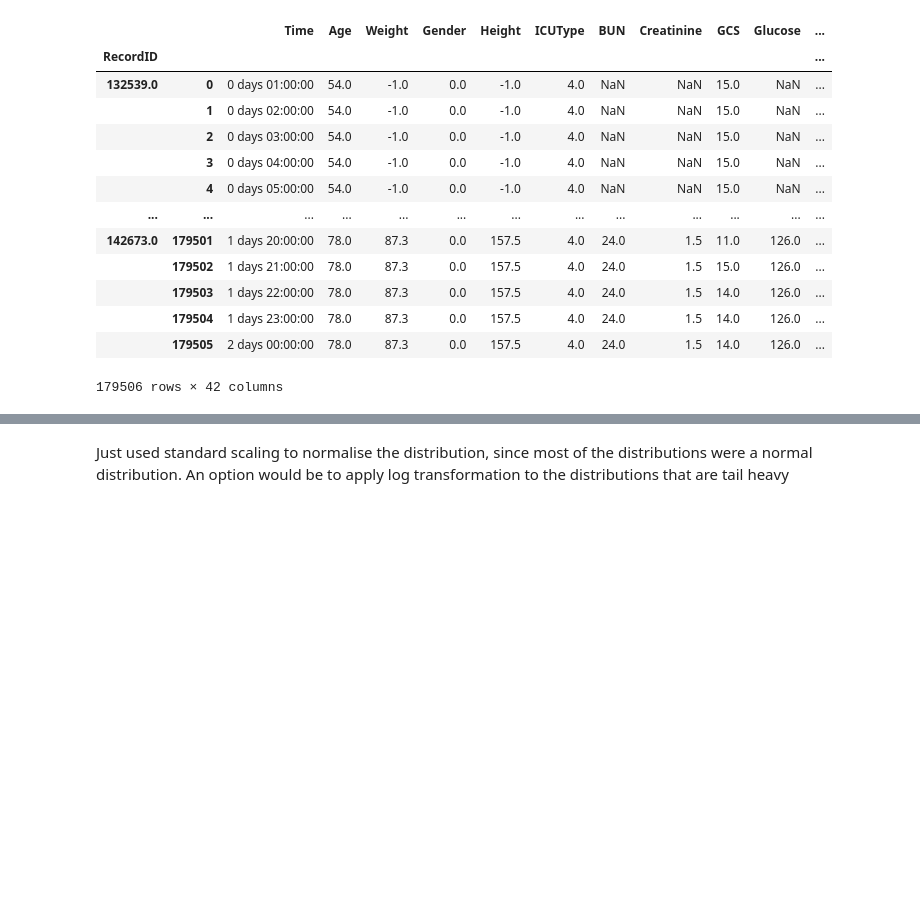
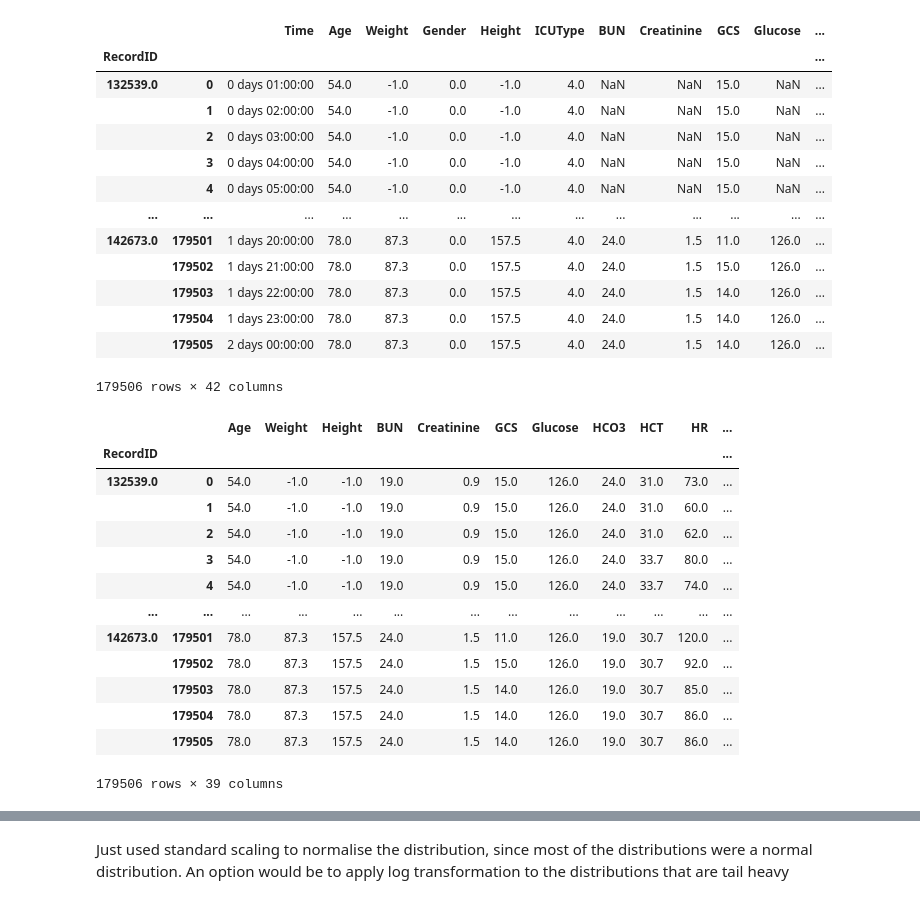
Before and after one commit to AKButani/ML4H_Project1, a Jupyter notebook: main.ipynb, the cells around one changed output, grey strips where cells are left out. Saved outputs shown, nothing was run; the diff lists cells and outputs as text; code cells hidden in the pictures; blank space fills up the shorter version.

```diff
--- a/main.ipynb
+++ b/main.ipynb
@@ -288,3 +288,22 @@ cols_to_exclude = ["RecordID", "Time", "Gender", "ICUType"]
 numeric_cols = [col for col in patient_df_imputed.columns
                 if col not in cols_to_exclude and
                 np.issubdtype(patient_df_imputed[col].dtype, np.number)]
+# %%
+patient_df_filled = patient_df_imputed.copy()
+patient_df_filled = patient_df_imputed[numeric_cols].fillna(patient_df_imputed[numeric_cols].median())
+patient_df_filled
+# %% [output]
+|  |  | Age | Weight | Height | BUN | Creatinine | GCS | Glucose | HCO3 | HCT | HR | ... |
+| RecordID |  |  |  |  |  |  |  |  |  |  |  | ... |
+| 132539.0 | 0 | 54.0 | -1.0 | -1.0 | 19.0 | 0.9 | 15.0 | 126.0 | 24.0 | 31.0 | 73.0 | ... |
+|  | 1 | 54.0 | -1.0 | -1.0 | 19.0 | 0.9 | 15.0 | 126.0 | 24.0 | 31.0 | 60.0 | ... |
+|  | 2 | 54.0 | -1.0 | -1.0 | 19.0 | 0.9 | 15.0 | 126.0 | 24.0 | 31.0 | 62.0 | ... |
+|  | 3 | 54.0 | -1.0 | -1.0 | 19.0 | 0.9 | 15.0 | 126.0 | 24.0 | 33.7 | 80.0 | ... |
+|  | 4 | 54.0 | -1.0 | -1.0 | 19.0 | 0.9 | 15.0 | 126.0 | 24.0 | 33.7 | 74.0 | ... |
+| ... | ... | ... | ... | ... | ... | ... | ... | ... | ... | ... | ... | ... |
+| 142673.0 | 179501 | 78.0 | 87.3 | 157.5 | 24.0 | 1.5 | 11.0 | 126.0 | 19.0 | 30.7 | 120.0 | ... |
+|  | 179502 | 78.0 | 87.3 | 157.5 | 24.0 | 1.5 | 15.0 | 126.0 | 19.0 | 30.7 | 92.0 | ... |
+|  | 179503 | 78.0 | 87.3 | 157.5 | 24.0 | 1.5 | 14.0 | 126.0 | 19.0 | 30.7 | 85.0 | ... |
+|  | 179504 | 78.0 | 87.3 | 157.5 | 24.0 | 1.5 | 14.0 | 126.0 | 19.0 | 30.7 | 86.0 | ... |
+|  | 179505 | 78.0 | 87.3 | 157.5 | 24.0 | 1.5 | 14.0 | 126.0 | 19.0 | 30.7 | 86.0 | ... |
+179506 rows × 39 columns
```
Also changed, not shown: parts of 3 cells of this notebook.
